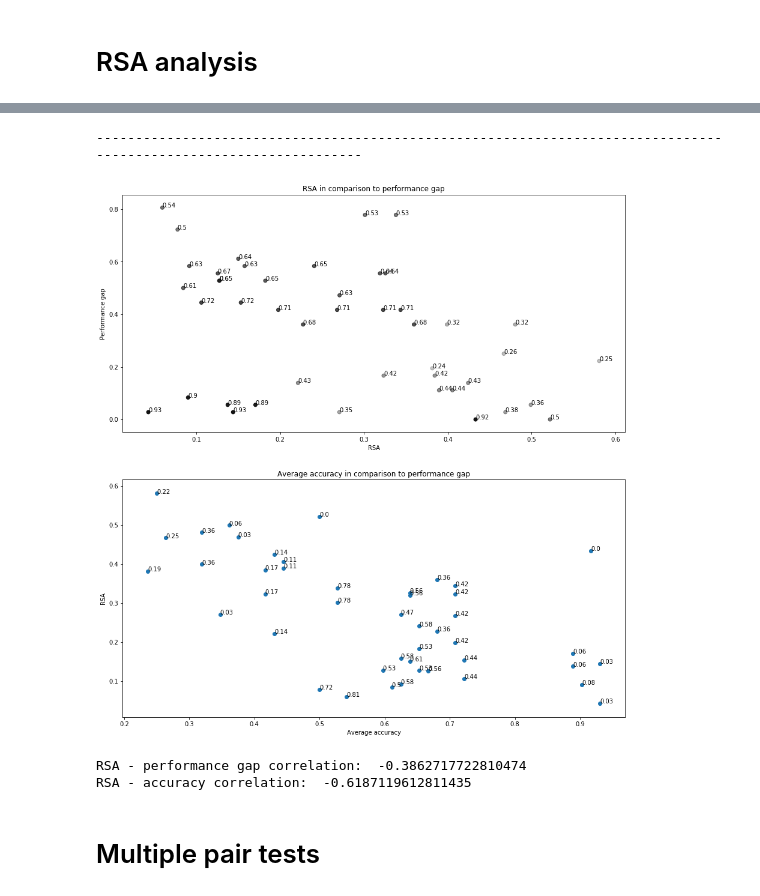
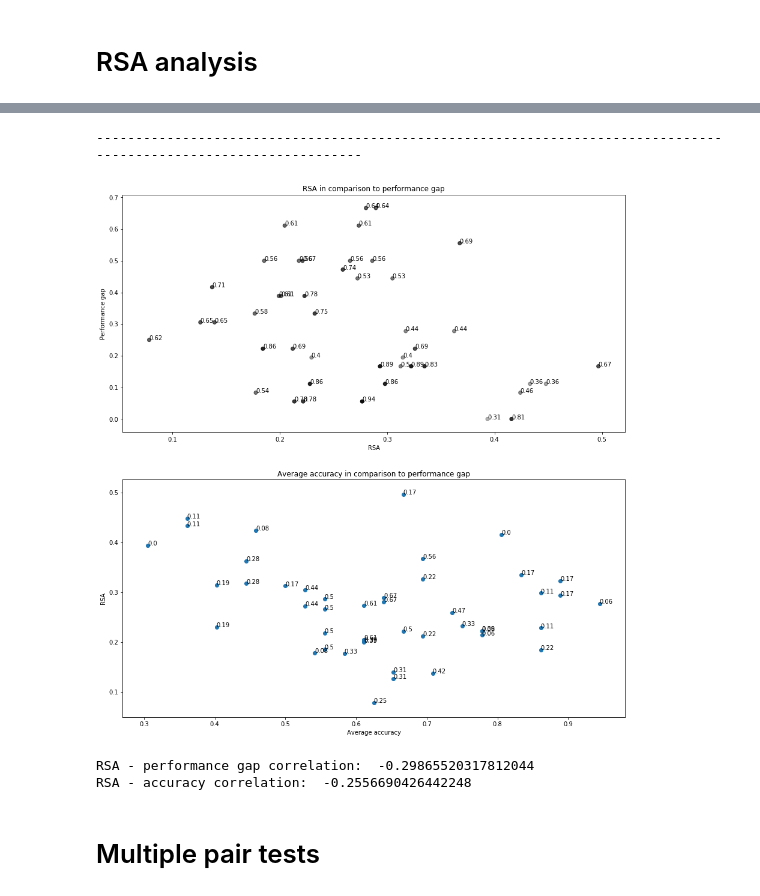
Before and after one commit to OscarLigthart/TopographicSimilarity, a Jupyter notebook: generalization_analysis.ipynb, the cells around one changed output, grey strips where cells are left out. Cells and saved outputs as stored; diff of their text form; code cells hidden in the pictures.

```diff
--- a/generalization_analysis.ipynb
+++ b/generalization_analysis.ipynb
@@ -206,7 +206,7 @@ def plot_metric(paths, metric="loss", run='baseline', ylabel=None, show_error=Tr
 # Choose a run
 # %%
 #path = "split_runs/90-10-split/lstm_max_len_10_vocab_25_attr_5_split"
-path = "runs/lstm_max_len_10_vocab_25_attr_5_split_2"
+path = "runs/lstm_max_len_5_vocab_3_attr_5_split_2"
 
 # paths = ["runs/lstm_max_len_10_vocab_25_attr_5_split_1",
 #         "runs/lstm_max_len_10_vocab_25_attr_5_split_2",
@@ -271,7 +271,7 @@ def plot_results(train, generalize, title = None,individual=False):
     if title:
         plt.title(title)
     plt.xlabel('seed')
-    plt.xticks(index, tuple([i for i in sorted(generalize.keys())]))
+    plt.xticks(index, tuple([i for i in sorted(train.keys())]))
     plt.legend()
 
     plt.show()
@@ -285,9 +285,9 @@ def plot_results(train, generalize, title = None,individual=False):
 # Accuracy comparison (generalize vs train)
 # %%
 paths = ["runs/lstm_max_len_10_vocab_25_attr_5_split_2",
-        "runs/lstm_max_len_10_vocab_25_same_data_attr_5_split_2",]
+        "runs/lstm_max_len_5_vocab_3_same_data_attr_5_split_2",]
 
 for path in paths:
     train, generalize = load_metrics(path)
-    plot_results(train, generalize, title=path)
+    plot_results(train, generalize, title='Zero-shot generalization accuracy')
 # %% [output]
@@ -305,0 +309,10 @@ Std dev generalization: 0.23506303372830092
+# %%
+paths = ["runs/lstm_max_len_5_vocab_5_attr_5_split_2",
+         #"runs/lstm_max_len_4_vocab_3_attr_5_split_2",
+        "runs/lstm_max_len_5_vocab_3_attr_5_split_2",
+        "runs/lstm_max_len_3_vocab_3_attr_5_split_2"]
+
+
+for path in paths:
+    train, generalize = load_metrics(path)
+    plot_results(train, generalize, title=path)
@@ -496,14 +528,15 @@ def scatter(path, annotate=True, show_correlation=False, nr_seeds=10):
 # %%
 # open file
 paths = ["runs/lstm_max_len_10_vocab_25_attr_5_split_2",
-         "runs/lstm_max_len_10_vocab_25_same_data_attr_5_split_2"]
+         "runs/lstm_max_len_10_vocab_25_same_data_attr_5_split_2",
+         "runs/lstm_max_len_5_vocab_3_same_data_attr_5_split_2",]
 
 # specify number of seeds
 k = 10
 
 #for path in paths:
 #    scatter(path)
-scatter(paths[1], annotate=False, nr_seeds=k)
+scatter(paths[2], annotate=False, nr_seeds=k)
 print('------------------------------------------------------------------------------------------------------------------')
-scatter(paths[1], show_correlation=True, nr_seeds=k)
+scatter(paths[2], show_correlation=True, nr_seeds=k)
 # %% [output]
@@ -511,7 +544,7 @@ scatter(paths[1], show_correlation=True, nr_seeds=k)
 ------------------------------------------------------------------------------------------------------------------
-[figure, old version]
+[figure, new version]
-RSA - performance gap correlation:  -0.3862717722810474
-RSA - accuracy correlation:  -0.6187119612811435
+RSA - performance gap correlation:  -0.29865520317812044
+RSA - accuracy correlation:  -0.2556690426442248
 # %% [markdown]
 # Multiple pair tests
 # %%
```
Also changed, not shown: parts of 9 cells of this notebook, 9 other files.
